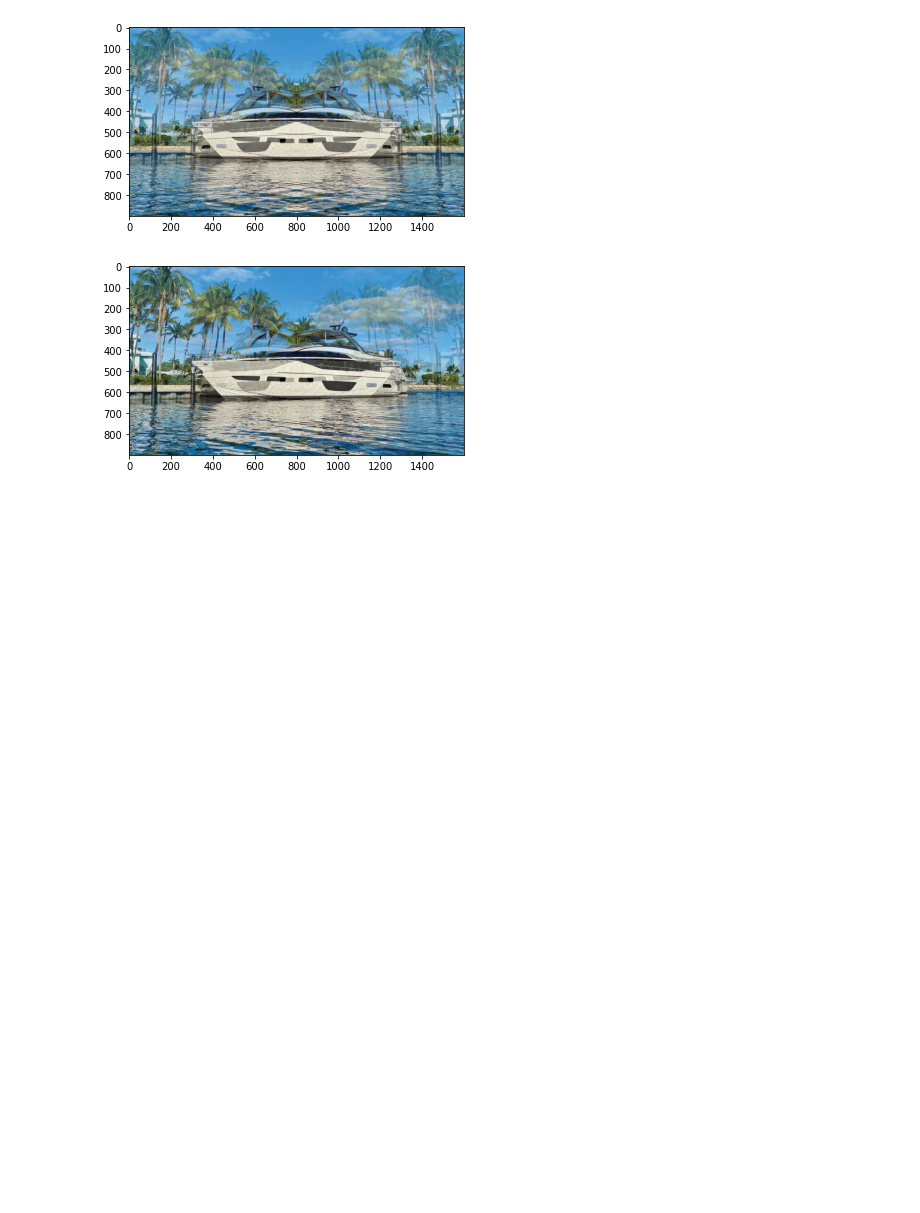
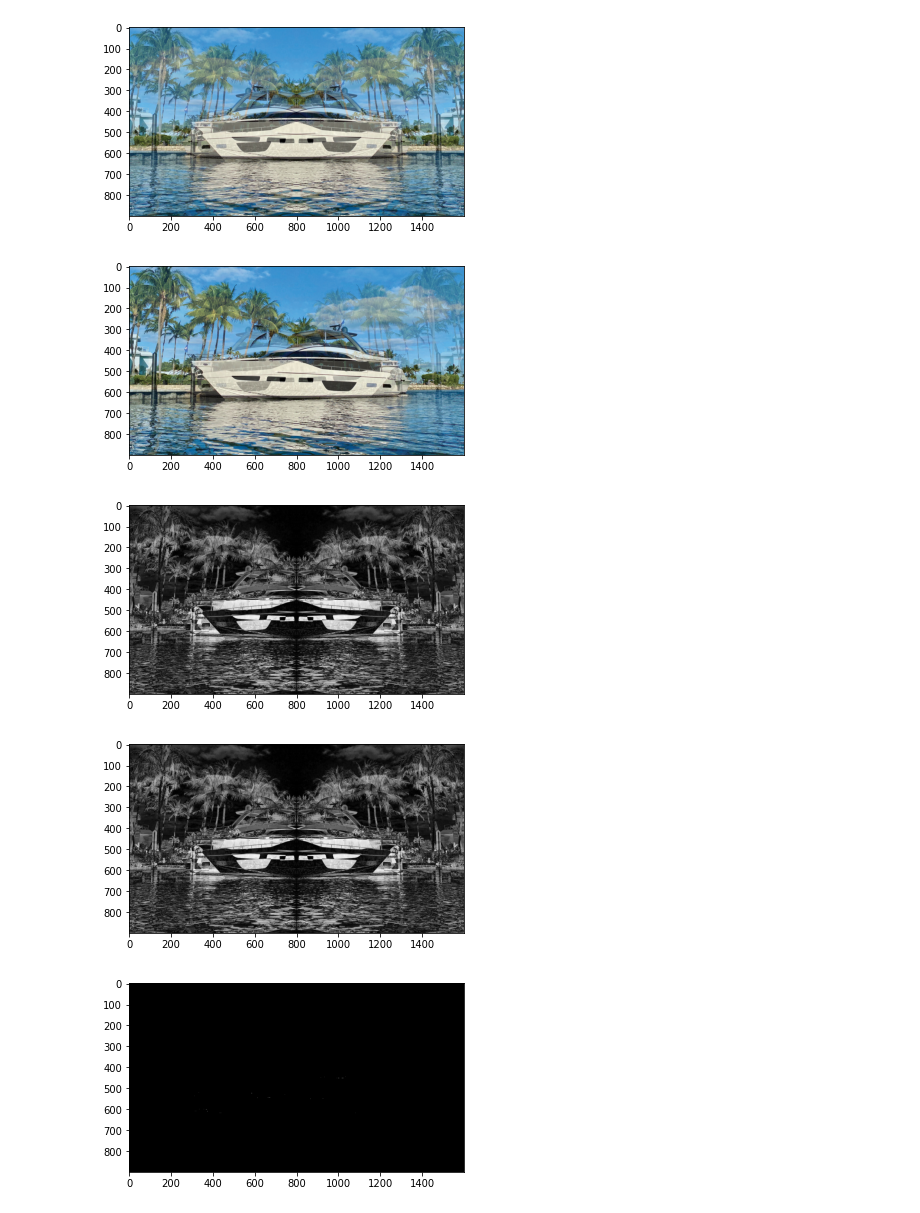
Before and after one commit to nonficti0n/learn_computer_vision, a Jupyter notebook: exercises/00_hello_world/load_images.ipynb, the cells around one changed output. Drawn from its saved outputs; the diff is of its cells as text; code cells hidden in the pictures; blank space fills up the shorter version.

Commit message:
Add difference

```diff
--- a/exercises/00_hello_world/load_images.ipynb
+++ b/exercises/00_hello_world/load_images.ipynb
@@ -83,3 +83,21 @@ plt.show()
 # %% [output]
 [figure]
 [figure]
+# %%
+# Difference of images
+img_flip=np.flip(img,axis=1)
+img_diff=np.abs((img.astype(float)-img_flip.astype(float))/255)
+plt.imshow(img_diff,cmap='gray')
+plt.show()
+
+img_diff2=cv2.subtract(img,img_flip)
+plt.imshow(img_diff,cmap='gray')
+plt.show()
+
+img_diff3=cv2.subtract(img_diff.astype(np.uint8),img_diff2)
+plt.imshow(img_diff3,cmap='gray')
+plt.show()
+# %% [output]
+[figure, added]
+[figure, added]
+[figure, added]
```
